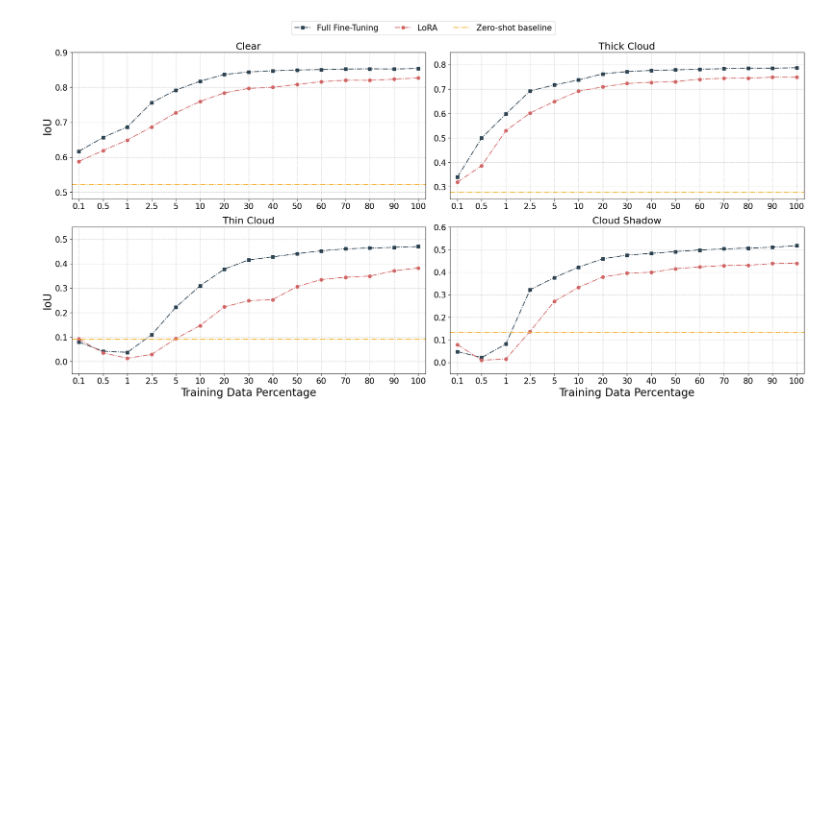
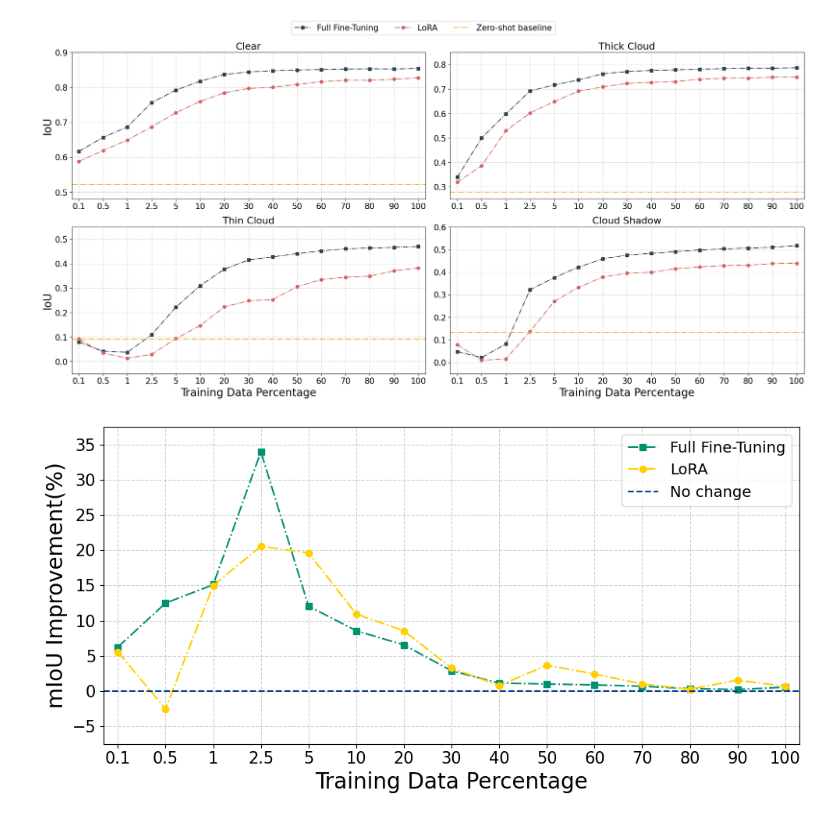
Before and after one commit to uga-gaim/2026_CVPRW_CloudPrompts, a Jupyter notebook: code/notebooks/figures.ipynb, the cells around one changed output. Drawn from its saved outputs; the diff is of its cells as text; code cells hidden in the pictures; blank space fills up the shorter version.

Commit message:
Low Data Improvement Curves

```diff
--- a/code/notebooks/figures.ipynb
+++ b/code/notebooks/figures.ipynb
@@ -574,3 +574,93 @@ plt.tight_layout(rect=[0, 0, 1, 0.95])
 plt.show()
 # %% [output]
 [figure]
+# %%
+KEEP_PCTS = None
+Y_LIM = (-7.5, 37.5)
+FIGSIZE = (10, 5)
+
+IMPROV_COL = "miou_pct_improvement_from_prev"
+
+
+lora_gain = lora_df.copy()
+fft_gain  = fft_df.copy()
+
+for df in (lora_gain, fft_gain):
+    df["pct"] = pd.to_numeric(df["pct"], errors="coerce")
+    df["miou_mean"] = pd.to_numeric(df["miou_mean"], errors="coerce")
+    df.dropna(subset=["pct", "miou_mean"], inplace=True)
+    df.sort_values("pct", inplace=True)
+    df.reset_index(drop=True, inplace=True)
+
+if KEEP_PCTS is not None:
+    keep_set = set(float(x) for x in KEEP_PCTS)
+    lora_gain = lora_gain[lora_gain["pct"].isin(keep_set)].reset_index(drop=True)
+    fft_gain  = fft_gain[fft_gain["pct"].isin(keep_set)].reset_index(drop=True)
+
+
+lora_gain[IMPROV_COL] = lora_gain["miou_mean"].pct_change() * 100.0
+fft_gain[IMPROV_COL]  = fft_gain["miou_mean"].pct_change() * 100.0
+
+
+zs_miou = float(zs_agg["miou"])
+
+
+lora_mask_01 = np.isclose(lora_gain["pct"].astype(float), 0.1)
+if lora_mask_01.any():
+    lora_idx_01 = lora_gain.index[lora_mask_01][0]
+    lora_gain.loc[lora_idx_01, IMPROV_COL] = (
+        (lora_gain.loc[lora_idx_01, "miou_mean"] - zs_miou) / zs_miou
+    ) * 100.0
+
+
+fft_mask_01 = np.isclose(fft_gain["pct"].astype(float), 0.1)
+if fft_mask_01.any():
+    fft_idx_01 = fft_gain.index[fft_mask_01][0]
+    fft_gain.loc[fft_idx_01, IMPROV_COL] = (
+        (fft_gain.loc[fft_idx_01, "miou_mean"] - zs_miou) / zs_miou
+    ) * 100.0
+
+
+all_pcts = sorted(set(lora_gain["pct"].tolist()) | set(fft_gain["pct"].tolist()))
+x_pos = np.arange(len(all_pcts))
+pct_to_x = {pct: i for i, pct in enumerate(all_pcts)}
+x_labels = [f"{v:g}" for v in all_pcts]
+
+
+lora_plot = lora_gain.dropna(subset=[IMPROV_COL]).copy()
+fft_plot  = fft_gain.dropna(subset=[IMPROV_COL]).copy()
+
+lora_x = lora_plot["pct"].map(pct_to_x).to_numpy()
+fft_x  = fft_plot["pct"].map(pct_to_x).to_numpy()
+
+
+
+plt.figure(figsize=FIGSIZE)
+
+plt.plot(
+    fft_x, fft_plot[IMPROV_COL],
+    marker="s", linestyle="-.", color="#00916e", label="Full Fine-Tuning"
+)
+plt.plot(
+    lora_x, lora_plot[IMPROV_COL],
+    marker="o", linestyle="-.", color="#ffcf00", label="LoRA"
+)
+
+plt.axhline(0, linestyle="--", color="#044389", label="No change")
+
+plt.xlabel("Training Data Percentage", fontsize=20)
+plt.ylabel("mIoU Improvement(%)", fontsize=20)
+
+plt.xticks(x_pos, x_labels, fontsize=15)
+plt.yticks(fontsize=15)
+plt.xlim(-0.3, len(all_pcts) - 0.7)
+
+if Y_LIM is not None:
+    plt.ylim(Y_LIM)
+
+plt.grid(True, linestyle="--", alpha=0.6)
+plt.legend(fontsize=14)
+plt.tight_layout()
+plt.show()
+# %% [output]
+[figure, added]
```
Also changed, not shown: 1 other file.
